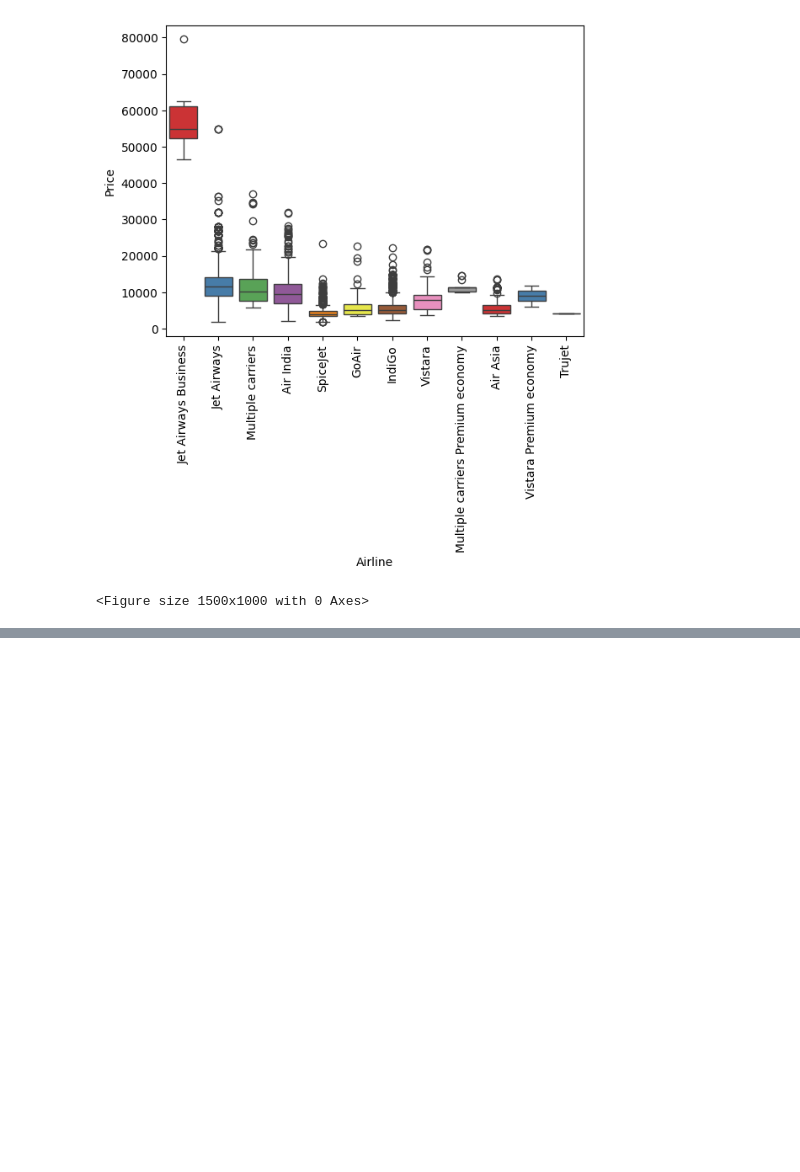
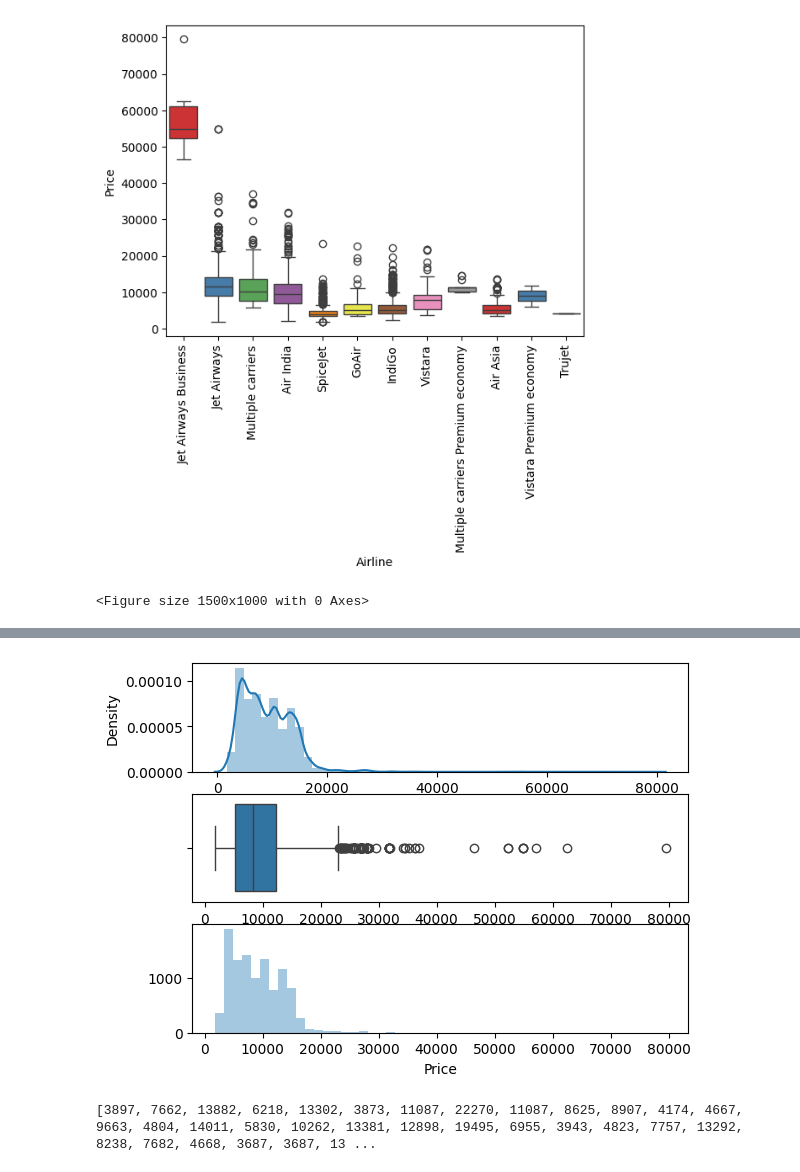
Before and after one commit to skhanduri79/Predicting-Flight-prices, a Jupyter notebook: fligth_prices_prediction.ipynb, the cells around one changed output, grey strips where cells are left out. Cells and saved outputs as stored; diff of their text form; code cells hidden in the pictures; blank space fills up the shorter version.

```diff
--- a/fligth_prices_prediction.ipynb
+++ b/fligth_prices_prediction.ipynb
@@ -402,0 +554,4 @@ plt.show()
+# %%
+stop= {'non-stop':0, '1 stop':1, '2 stops':2, '3 stops':3, '4 stops':4}
+# %%
+data['Total_Stops'] = data['Total_Stops'].map(stop)
@@ -402,0 +591,2 @@ plt.show()
+# %%
+data.drop(columns=['Date_of_Journey', 'Additional_Info','Duration_total_min', 'Source','journey_year' , 'Route','Duration' ], axis=1, inplace=True)
@@ -402,0 +601,10 @@ plt.show()
+# %%
+def plot(df,col):
+  fig, (ax1, ax2, ax3) = plt.subplots(3,1)
+  sns.distplot(df[col], ax=ax1)
+  sns.boxplot(df[col], ax=ax2, orient='h')
+  sns.distplot(df[col], ax=ax3, kde= False)
+# %%
+plot(data,'Price')
+# %% [output]
+[figure, added]
@@ -402,0 +618,4 @@ plt.show()
+# %%
+print([price for price in data['Price'] if price>maximum or price<minimum])
+# %% [output]
+[3897, 7662, 13882, 6218, 13302, 3873, 11087, 22270, 11087, 8625, 8907, 4174, 4667, 9663, 4804, 14011, 5830, 10262, 13381, 12898, 19495, 6955, 3943, 4823, 7757, 13292, 8238, 7682, 4668, 3687, 3687, 13 ...
```
Also changed, not shown: parts of 88 cells of this notebook.
